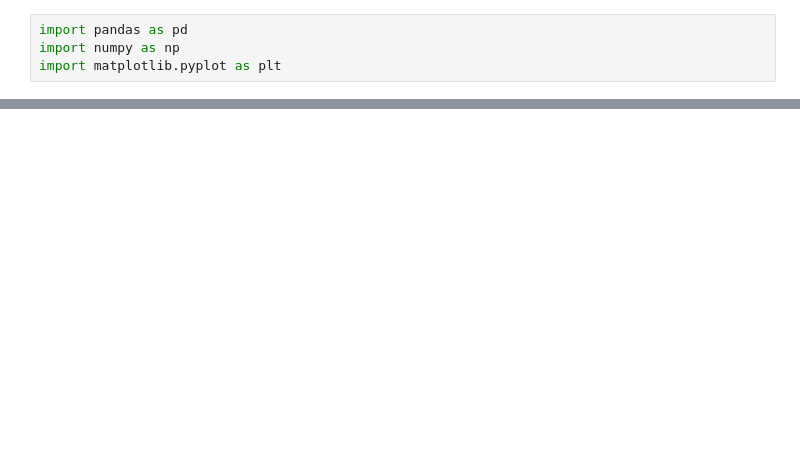
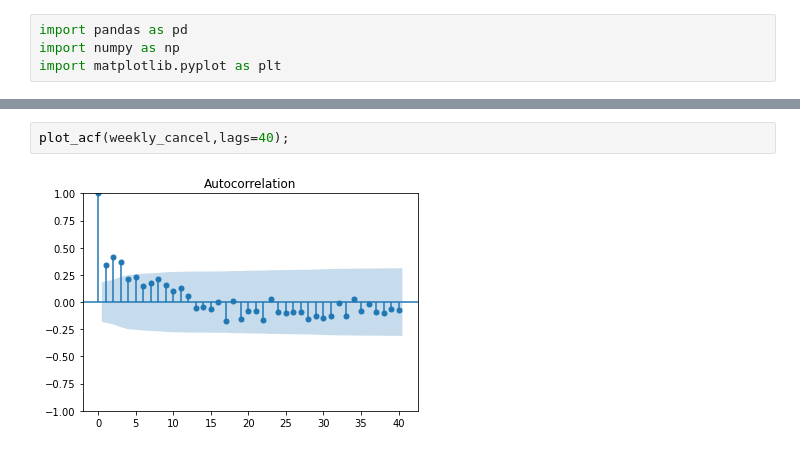
Before and after one commit to voitt95/Personal_Projects, a Jupyter notebook: hotel_cancelation/EDA.ipynb, the cells around one changed output, grey strips where cells are left out. Drawn from its saved outputs; the diff is of its cells as text; blank space fills up the shorter version.

```diff
--- a/hotel_cancelation/EDA.ipynb
+++ b/hotel_cancelation/EDA.ipynb
@@ -40,0 +78,4 @@ hotel_df.groupby("Date(Year and Week Number)")["IsCanceled"].sum().to_frame()
+# %%
+plot_acf(weekly_cancel,lags=40);
+# %% [output]
+[figure, added]
```
Also changed, not shown: parts of 17 cells of this notebook.
